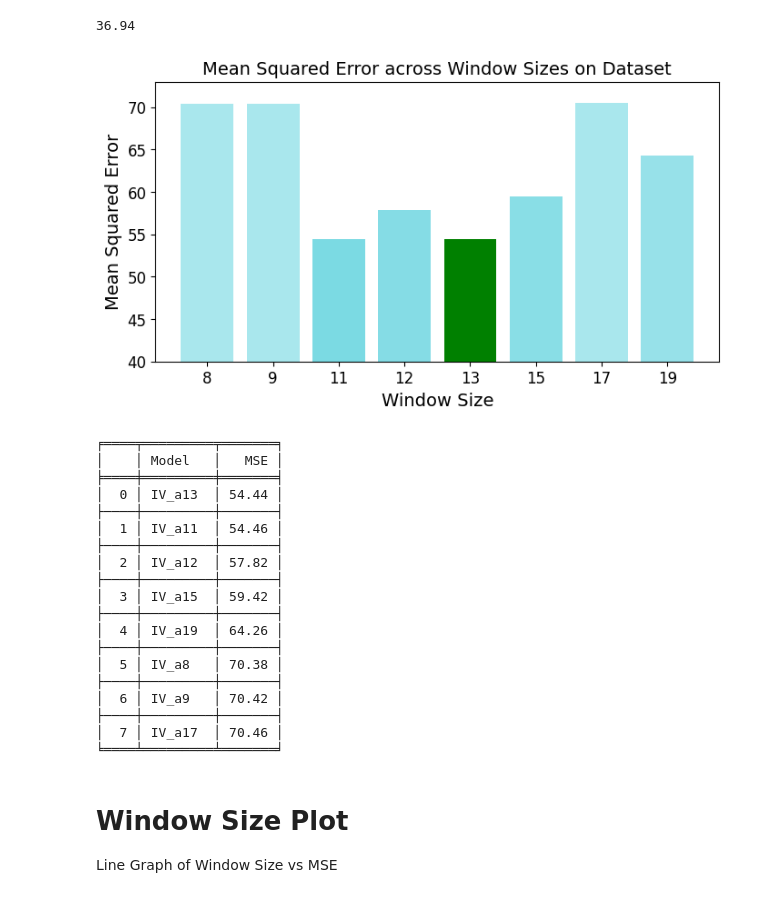
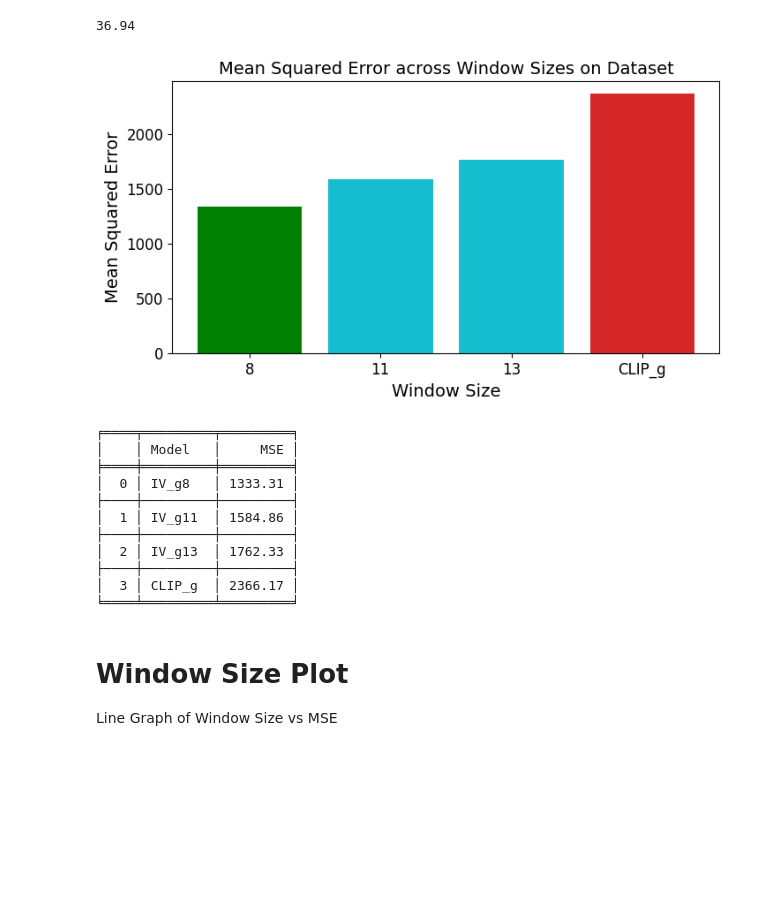
Before and after one commit to ruo2019/photography-model, a Jupyter notebook: visualizing_results.ipynb, the cells around one changed output. Drawn from its saved outputs; the diff is of its cells as text; code cells hidden in the pictures; blank space fills up the shorter version.

```diff
--- a/visualizing_results.ipynb
+++ b/visualizing_results.ipynb
@@ -89,8 +79,0 @@ IV_a8
-# %%
-IV_r100 = []
-
-for idx, r15 in enumerate(IV_r15):
-    r11 = IV_r11[idx]
-    r13 = IV_r13[idx]
-    avg = int((r15+r11+r13) / 3)
-    IV_r100.append(avg)
@@ -96,0 +105,19 @@ for idx, r15 in enumerate(IV_r15):
+# %%
+IV_g13 = []
+logits_37 = []
+for idx, logits in enumerate(logits_g):
+    logits_sort = copy.deepcopy(logits)
+
+    avg_logits = []
+
+    for i in range(2, len(logits) - 2):
+        if idx == 37:
+            logits_37.append((sum([logits[x][0] for x in [i - 2, i - 1, i, i + 1, i + 2]])/5, i + 1))
+        avg_logits.append((sum([logits[x][0] for x in [i - 2, i - 1, i, i + 1, i + 2]])/5, i + 1))
+
+    avg_logits.sort(key = lambda x: -x[0])
+    IV_g13.append(avg_logits[0][1])
+
+
+print(IV_g13[-5:])
+pickle_write(IV_g13, 'jar/InternVideo-g13.pkl')
@@ -241,8 +270,8 @@ import matplotlib.pyplot as plt
 from IPython.display import Latex
 from tabulate import tabulate
 
-showCLIP = False
-filter_vals = 'a'
+showCLIP = True
+filter_vals = 'g'
 
 fig, ax = plt.subplots(figsize=(8, 4))
 
@@ -270,56 +299,48 @@ def get_color(idx, x):
         return 'tab:cyan'
     else:
         if 'r' in x:
-            return ('green', max(0,min(1, 1 - predictions[idx]/80)))
+            return 'tab:cyan'
         else:
-            return ('tab:cyan', max(0,min(1,1 - (predictions[idx]-20)/80)))
+            return 'tab:cyan'
 
 def get_name(x):
     if "CLIP" in x: return x
     return x.split("_")[1][1:] if "100" not in x else "Avg of 11, 13, 15"
 
 bar_colors = [get_color(idx, x) for idx, x in enumerate(pred_labels)]
 
 ax.bar([get_name(x) for x in pred_labels], predictions, label=pred_labels, color = bar_colors)
 
 ax.set_ylabel('Mean Squared Error', fontsize=14)
 ax.set_xlabel('Window Size', fontsize=14)
 ax.set_title('Mean Squared Error across Window Sizes on Dataset', fontsize=14)
 # ax.legend(title='Model')
-ax.set_ylim(40, 73)
+# ax.set_ylim(40, 73)
 
 ax.tick_params(axis='both', which='major', labelsize=12)
 
 plt.savefig("window_size_comparison.svg", bbox_inches="tight")
 plt.show()
 
 combined = list(zip(pred_labels, predictions))
 combined.sort(key = lambda x: x[1])
 
 df = pd.DataFrame({'Model': [x[0] for x in combined], 'MSE': [x[1] for x in combined]})
 
 print(tabulate(df, headers = 'keys', tablefmt = 'fancy_grid'))
 # %% [output]
-[figure, old version]
+[figure, new version]
-╒════╤═════════╤═══════╕
-│    │ Model   │   MSE │
-╞════╪═════════╪═══════╡
-│  0 │ IV_a13  │ 54.44 │
-├────┼─────────┼───────┤
-│  1 │ IV_a11  │ 54.46 │
-├────┼─────────┼───────┤
-│  2 │ IV_a12  │ 57.82 │
-├────┼─────────┼───────┤
-│  3 │ IV_a15  │ 59.42 │
-├────┼─────────┼───────┤
-│  4 │ IV_a19  │ 64.26 │
-├────┼─────────┼───────┤
-│  5 │ IV_a8   │ 70.38 │
-├────┼─────────┼───────┤
-│  6 │ IV_a9   │ 70.42 │
-├────┼─────────┼───────┤
-│  7 │ IV_a17  │ 70.46 │
-╘════╧═════════╧═══════╛
+╒════╤═════════╤═════════╕
+│    │ Model   │     MSE │
+╞════╪═════════╪═════════╡
+│  0 │ IV_g8   │ 1333.31 │
+├────┼─────────┼─────────┤
+│  1 │ IV_g11  │ 1584.86 │
+├────┼─────────┼─────────┤
+│  2 │ IV_g13  │ 1762.33 │
+├────┼─────────┼─────────┤
+│  3 │ CLIP_g  │ 2366.17 │
+╘════╧═════════╧═════════╛
 # %% [markdown]
 # Window Size Plot
 Line Graph of Window Size vs MSE
```
Also changed, not shown: parts of 16 cells of this notebook, 9 other files.
